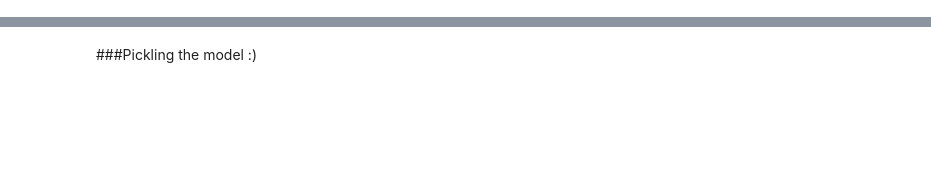
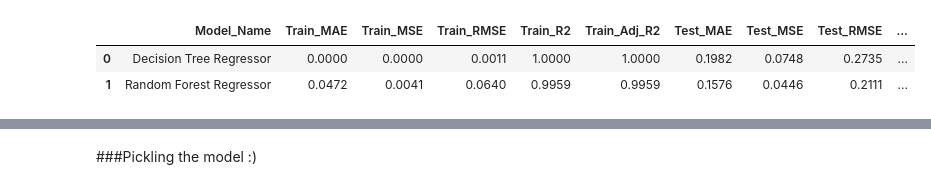
Before and after one commit to yashpatil454/Retail-Shop-Sales-Prediction-Regression, a Jupyter notebook: Rossmann_Sales_Prediction_2_Capstone_Project.ipynb, the cells around one changed output, grey strips where cells are left out. Cells and saved outputs as stored; diff of their text form; code cells hidden in the pictures; blank space fills up the shorter version.

```diff
--- a/Rossmann_Sales_Prediction_2_Capstone_Project.ipynb
+++ b/Rossmann_Sales_Prediction_2_Capstone_Project.ipynb
@@ -183 +147,7 @@ time: 12.5 s (started: 2023-01-24 07:18:27 +00:00)
+# %%
+comparison_df
+# %% [output]
+|  | Model_Name | Train_MAE | Train_MSE | Train_RMSE | Train_R2 | Train_Adj_R2 | Test_MAE | Test_MSE | Test_RMSE | ... |
+| 0 | Decision Tree Regressor | 0.0000 | 0.0000 | 0.0011 | 1.0000 | 1.0000 | 0.1982 | 0.0748 | 0.2735 | ... |
+| 1 | Random Forest Regressor | 0.0472 | 0.0041 | 0.0640 | 0.9959 | 0.9959 | 0.1576 | 0.0446 | 0.2111 | ... |
 # %%
```
Also changed, not shown: parts of 29 cells of this notebook.
